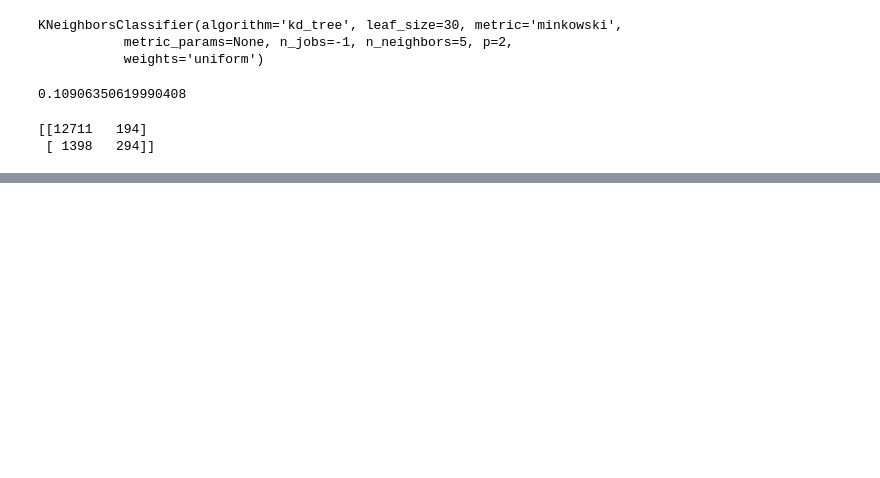
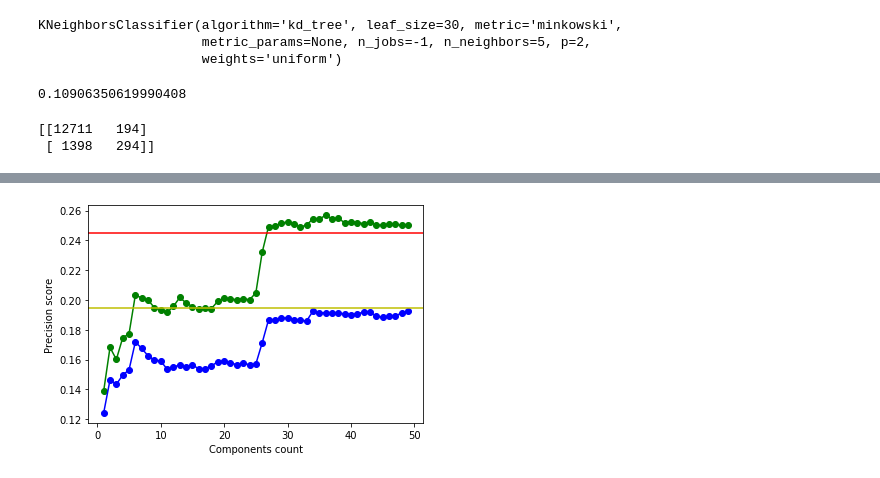
Before and after one commit to fexolm/MachineLearning, a Jupyter notebook: DoNotGetKickedSol1.ipynb, the cells around one changed output, grey strips where cells are left out. Saved outputs shown, nothing was run; the diff lists cells and outputs as text; code cells hidden in the pictures; blank space fills up the shorter version.

```diff
--- a/DoNotGetKickedSol1.ipynb
+++ b/DoNotGetKickedSol1.ipynb
@@ -388,0 +412,47 @@ for components in range(1, 7):
+# %%
+from sklearn.metrics import average_precision_score
+from sklearn.svm import SVC
+
+train_precision = []
+test_precision = []
+test_reference = None
+train_reference = None
+components = list(range(1, 50))
+def gen_pca_results():
+    # will use subset of dataset do decrease learning time
+    # cause I don't have much time
+    _X_train = X_train[:7000]
+    _y_train = y_train[:7000]
+
+    for i in components:
+        svc = SVC(gamma='auto', class_weight='balanced')
+        pca = PCA(n_components=i)
+        pca.fit(X_train)
+        svc.fit(pca.transform(_X_train), _y_train)
+        y_train_predicted = svc.predict(pca.transform(_X_train))
+        y_test_predicted = svc.predict(pca.transform(X_test))
+        train_precision.append(average_precision_score(_y_train, y_train_predicted))
+        test_precision.append(average_precision_score(y_test, y_test_predicted))
+
+    svc = SVC(gamma='auto', class_weight='balanced')
+    svc.fit(_X_train, _y_train)
+    y_train_predicted = svc.predict(_X_train)
+    y_test_predicted = svc.predict(X_test)
+    # dirty hack, as I don't know python much
+    global train_reference
+    global test_reference
+    train_reference = average_precision_score(_y_train, y_train_predicted)
+    test_reference = average_precision_score(y_test, y_test_predicted)
+
+gen_pca_results()
+# %%
+plt.plot(components, train_precision, marker='o', color='g', label='train precision')
+plt.plot(components, test_precision, marker='o', color='b', label='test precision')
+plt.axhline(y=train_reference, label='train reference precision', color='r')
+plt.axhline(y=test_reference, label='test reference precision', color='y')
+plt.xlabel('Components count')
+plt.ylabel('Precision score')
+
+plt.show()
+# %% [output]
+[figure, added]
```
Also changed, not shown: parts of 34 cells of this notebook.
